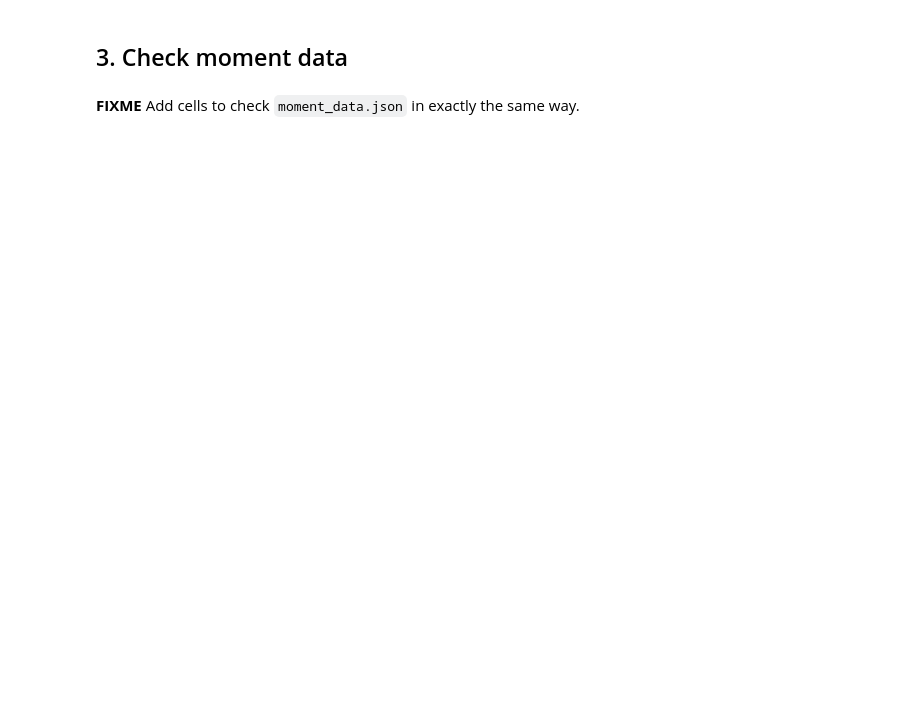
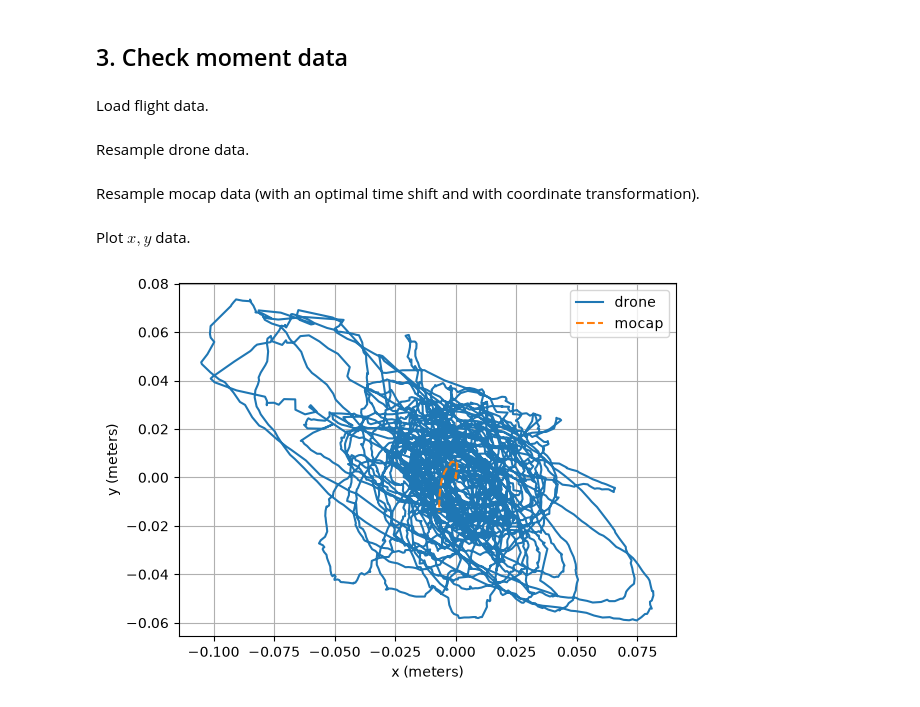
Before and after one commit to nikitaaa27/crazyflie-client, a Jupyter notebook: labs/lab04/02-check-mocap-sync.ipynb, the cells around one changed output. Saved outputs shown, nothing was run; the diff lists cells and outputs as text; code cells hidden in the pictures; blank space fills up the shorter version.

```diff
--- a/labs/lab04/02-check-mocap-sync.ipynb
+++ b/labs/lab04/02-check-mocap-sync.ipynb
@@ -102,4 +102,54 @@ ax_phi.grid()
 # %% [markdown]
 ## 3. Check moment data
-# %% [markdown]
-**FIXME** Add cells to check `moment_data.json` in exactly the same way.
+# %% [markdown]
+Load flight data.
+# %%
+raw_data_drone, raw_data_mocap, raw_data_bodies = load_hardware_data('moment_data.json')
+# %% [markdown]
+Resample drone data.
+# %%
+data_drone = resample_data_drone(
+    raw_data_drone,
+    t_min_offset=7.5, # <-- FIXME
+    t_max_offset=3.5, # <-- FIXME
+)
+
+t = data_drone['time']
+x_drone = data_drone['stateEstimate.x']
+y_drone = data_drone['stateEstimate.y']
+z_drone = data_drone['stateEstimate.z']
+psi_drone = np.deg2rad(data_drone['stateEstimate.yaw'])
+theta_drone = - np.deg2rad(data_drone['stateEstimate.pitch'])
+phi_drone = np.deg2rad(data_drone['stateEstimate.roll'])
+# %% [markdown]
+Resample mocap data (with an optimal time shift and with coordinate transformation).
+# %%
+data_mocap = sync_data_mocap(
+    raw_data_mocap,
+    t,
+    z_drone,
+    do_transform=True,      # <-- whether to align mocap data in space
+    t_min_offset=0.,        # <-- how many seconds of mocap data to delete at the start
+    t_shift_rng=1.,         # <-- range of time shifts over which to search
+    t_shift_res=0.05,       # <-- resolution at which to sample time shifts in the range
+)
+
+x_mocap = data_mocap['x']
+y_mocap = data_mocap['y']
+z_mocap = data_mocap['z']
+psi_mocap = data_mocap['yaw']
+theta_mocap = data_mocap['pitch']
+phi_mocap = data_mocap['roll']
+# %% [markdown]
+Plot $x, y$ data.
+# %%
+fig, ax = plt.subplots(1, 1, figsize=(6, 6), tight_layout=True)
+ax.plot(x_drone, y_drone, label='drone')
+ax.plot(x_mocap, y_mocap, '--', label='mocap')
+ax.set_aspect('equal')
+ax.set_xlabel('x (meters)')
+ax.set_ylabel('y (meters)')
+ax.legend()
+ax.grid()
+# %% [output]
+[figure, added]
```
Also changed, not shown: parts of 5 cells of this notebook, 3 other files.
